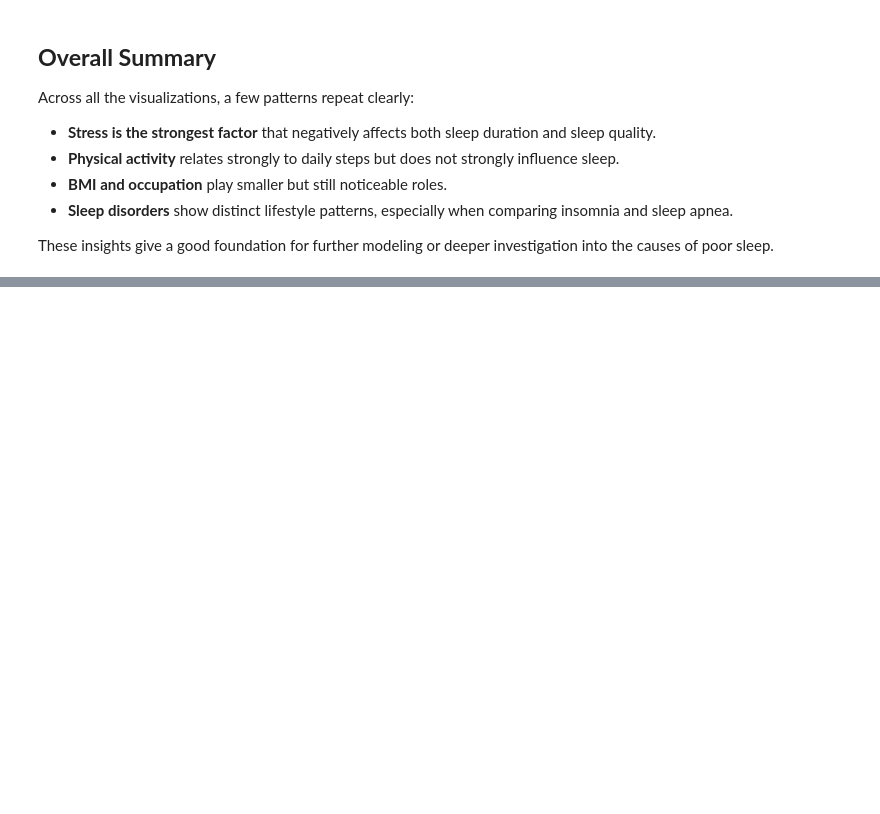
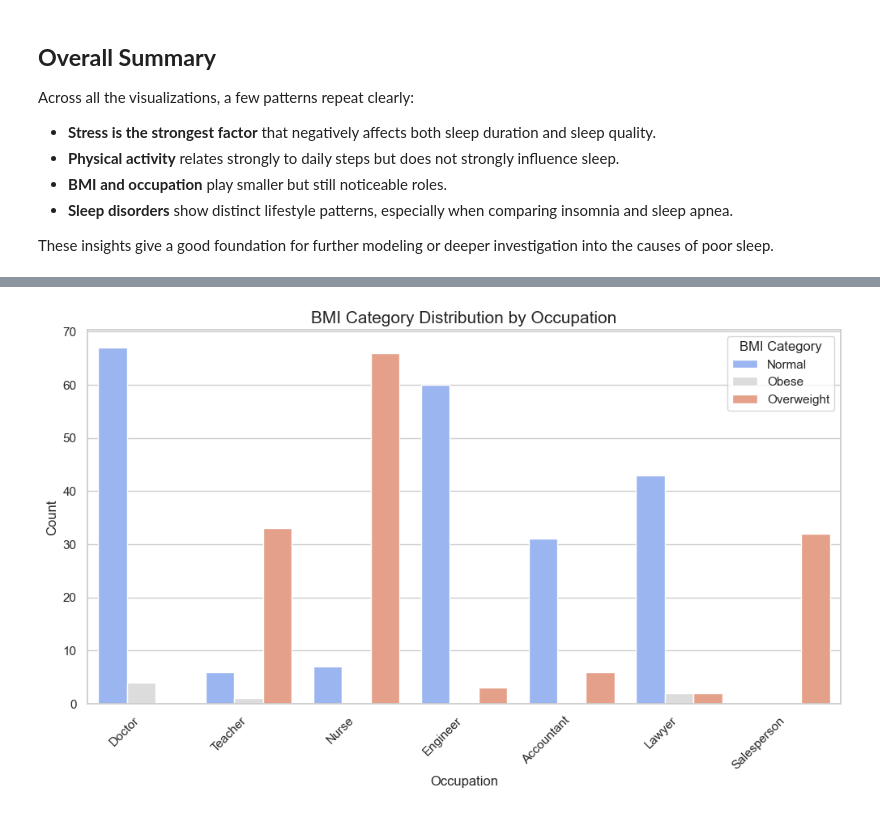
Before and after one commit to cjyaddone/ECE-143-Project, a Jupyter notebook: EDA.ipynb, the cells around one changed output, grey strips where cells are left out. Drawn from its saved outputs; the diff is of its cells as text; code cells hidden in the pictures; blank space fills up the shorter version.

```diff
--- a/EDA.ipynb
+++ b/EDA.ipynb
@@ -328,0 +393,12 @@ These insights give a good foundation for further modeling or deeper investigati
+# %%
+# BMI Category by Occupation
+plt.figure(figsize=(12, 6))
+sns.countplot(x='Occupation', hue='BMI Category', data=df, palette='coolwarm')
+plt.title('BMI Category Distribution by Occupation', fontsize=15)
+plt.ylabel('Count', fontsize=12)
+plt.xlabel('Occupation', fontsize=12)
+plt.xticks(rotation=45, ha='right')
+plt.legend(title='BMI Category', loc='upper right')
+plt.show()
+# %% [output]
+[figure, added]
```
Also changed, not shown: parts of 22 cells of this notebook, 2 other files.
